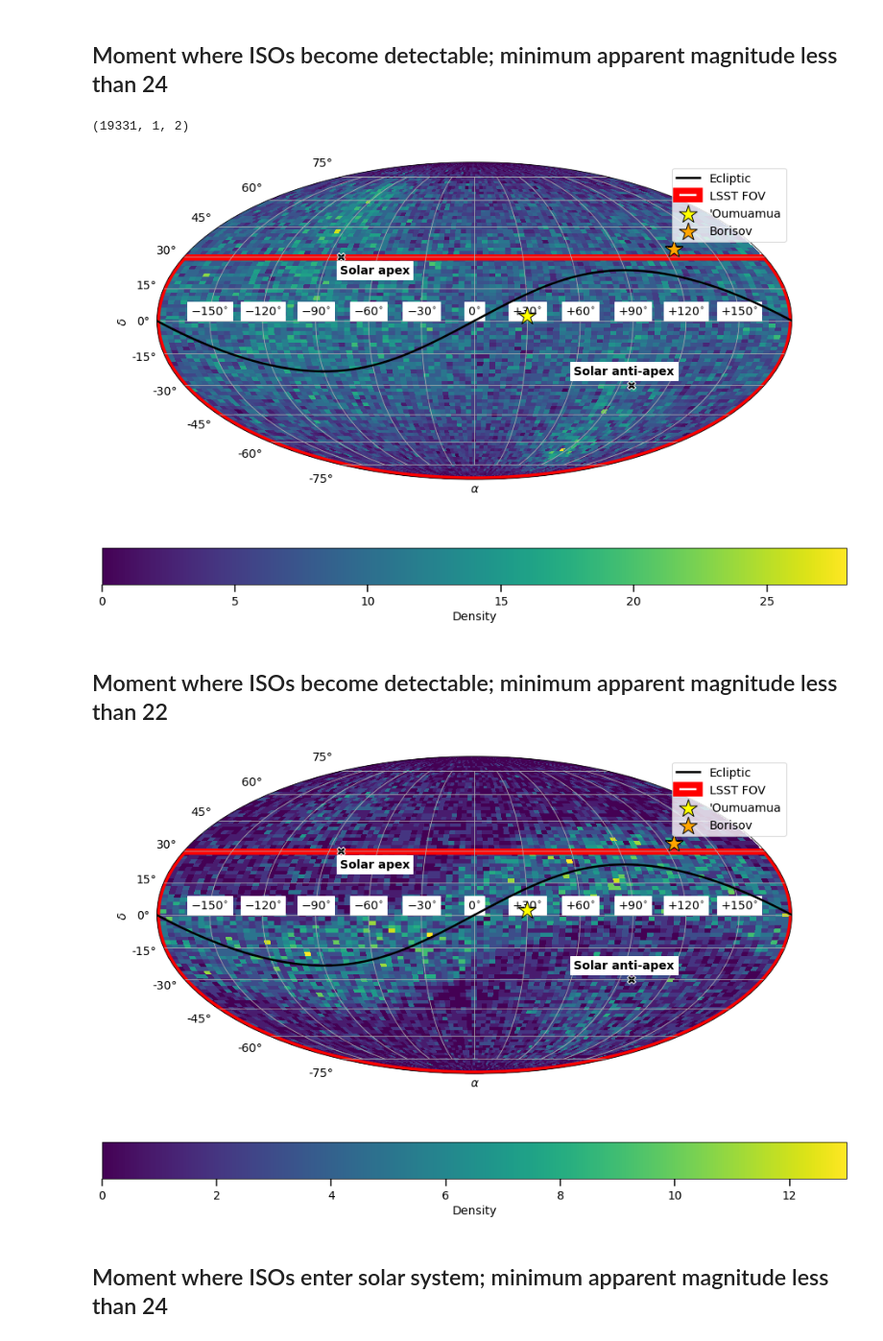
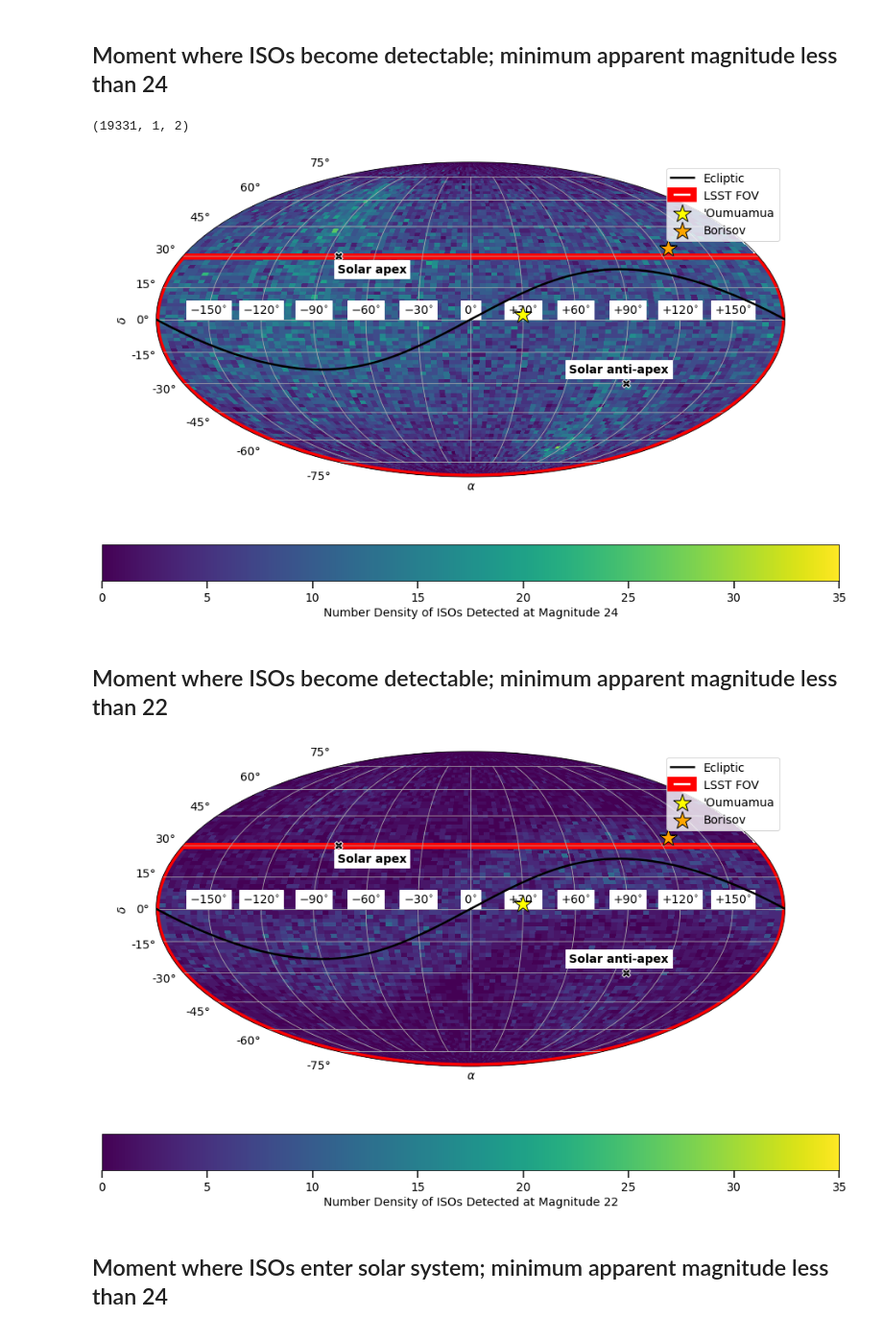
Before and after one commit to djhoover717/ISOAnalysis, a Jupyter notebook: iso_analysis_v4.ipynb, the cells around one changed output. Shown at 96% size. Saved outputs shown, nothing was run; the diff lists cells and outputs as text; code cells hidden in the pictures.

```diff
--- a/iso_analysis_v4.ipynb
+++ b/iso_analysis_v4.ipynb
@@ -545,9 +545,9 @@ fig = plt.figure(figsize=(16, 10))
 ax = plt.subplot(111, projection='mollweide')
 
 H, xedges, yedges = np.histogram2d(det_pos[:, 0], det_pos[:, 1], bins=100)
-im = ax.pcolormesh(xedges[:-1], yedges[:-1], H.T, cmap='viridis', shading='auto', zorder=-1)
+im = ax.pcolormesh(xedges[:-1], yedges[:-1], H.T, cmap='viridis', shading='auto', zorder=-1, vmin=0., vmax=35.)
 
-plt.colorbar(im, orientation='horizontal', label='Density')
+plt.colorbar(im, orientation='horizontal', label='Number Density of ISOs Detected at Magnitude 24')
 
 ax = plt.gca()
 ax.add_patch(Rectangle((np.min(lsst_pos[:, 0]), np.min(lsst_pos[:, 1])), \
@@ -610,7 +610,7 @@ plt.savefig('figures/detectable_pos.pdf', bbox_inches='tight', dpi=250)
 plt.show()
 # %% [output]
 (19331, 1, 2)
-[figure, old version]
+[figure, new version]
 # %% [markdown]
 ## Moment where ISOs become detectable; minimum apparent magnitude less than 22
 # %%
@@ -618,9 +618,9 @@ fig = plt.figure(figsize=(16, 10))
 ax = plt.subplot(111, projection='mollweide')
 
 H, xedges, yedges = np.histogram2d(bright_pos[:, 0], bright_pos[:, 1], bins=100)
-im = ax.pcolormesh(xedges[:-1], yedges[:-1], H.T, cmap='viridis', shading='auto', zorder=-1)
+im = ax.pcolormesh(xedges[:-1], yedges[:-1], H.T, cmap='viridis', shading='auto', zorder=-1, vmin=0., vmax=35.)
 
-plt.colorbar(im, orientation='horizontal', label='Density')
+plt.colorbar(im, orientation='horizontal', label='Number Density of ISOs Detected at Magnitude 22')
 
 ax = plt.gca()
 ax.add_patch(Rectangle((np.min(lsst_pos[:, 0]), np.min(lsst_pos[:, 1])), \
@@ -655,34 +655,34 @@ posangle = np.radians(122.932-90.)
 galactic_long = np.copy(ecliptic_long)
 galactic_lat = np.copy(ecliptic_lat)
 galactic_ra = np.arctan2(np.cos(galactic_lat)*np.cos(galactic_long-posangle), \
             np.sin(galactic_lat)*np.cos(pole_dec) - np.cos(galactic_lat)*np.sin(pole_dec)*np.sin(galactic_long-posangle)) + pole_ra
 galactic_dec = np.arcsin(np.cos(galactic_lat)*np.cos(pole_dec)*np.sin(galactic_long-posangle) + np.sin(galactic_lat)*np.sin(pole_dec))
 order = np.argsort(galactic_ra)
 galactic_ra = galactic_ra[order]
 galactic_dec = galactic_dec[order]
 ax.plot(galactic_ra[galactic_ra<pi], galactic_dec[galactic_ra<pi], label='Galactic equator', c='black', lw=2.5, linestyle='dashed')
 ax.plot(galactic_ra[galactic_ra>pi]-2*pi, galactic_dec[galactic_ra>pi], c='black', lw=2.5, linestyle='dashed')
 '''
 
 ax.scatter(np.radians(29.9893416667), np.radians(2.10119444444), c='yellow', edgecolor='k', label="'Oumuamua", \
            marker='*', s=500., zorder=2)
 ax.scatter(np.radians(126.657583333), np.radians(33.6646388889), c='orange', edgecolor='k', \
            marker='*', s=500., label="Borisov")  # from MPECs
 
 plt.xlabel(r'$\alpha$')
 plt.xticks([-5*pi/6, -2*pi/3, -pi/2, -pi/3, -pi/6, 0, pi/6, pi/3, pi/2, 2*pi/3, 5*pi/6], [ \
         r'$-150^{\circ}$', r'$-120^{\circ}$', r'$-90^{\circ}$', r'$-60^{\circ}$', r'$-30^{\circ}$', r'$0^{\circ}$', \
         r'$+30^{\circ}$', r'$+60^{\circ}$', r'$+90^{\circ}$', r'$+120^{\circ}$', r'$+150^{\circ}$'], \
         backgroundcolor='white')
 
 plt.ylabel(r'$\delta$')
 plt.grid(True)
 plt.legend(loc='upper right')
 
 plt.savefig('figures/bright_pos.pdf', bbox_inches='tight', dpi=250)
 plt.show()
 # %% [output]
-[figure, old version]
+[figure, new version]
 # %% [markdown]
 ## Moment where ISOs enter solar system; minimum apparent magnitude less than 24
 # %%
```
Also changed, not shown: parts of 3 cells of this notebook.
